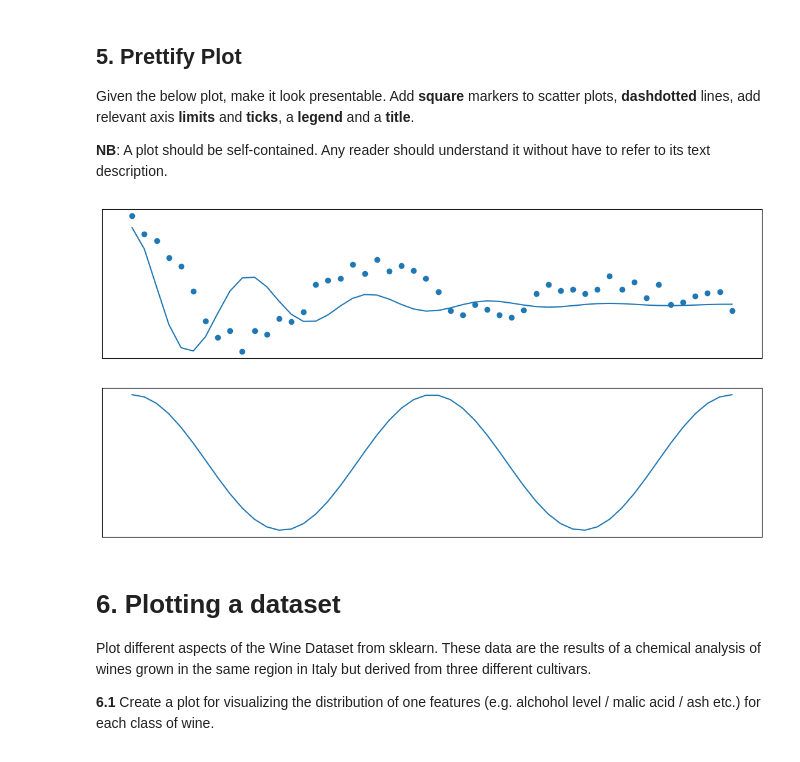
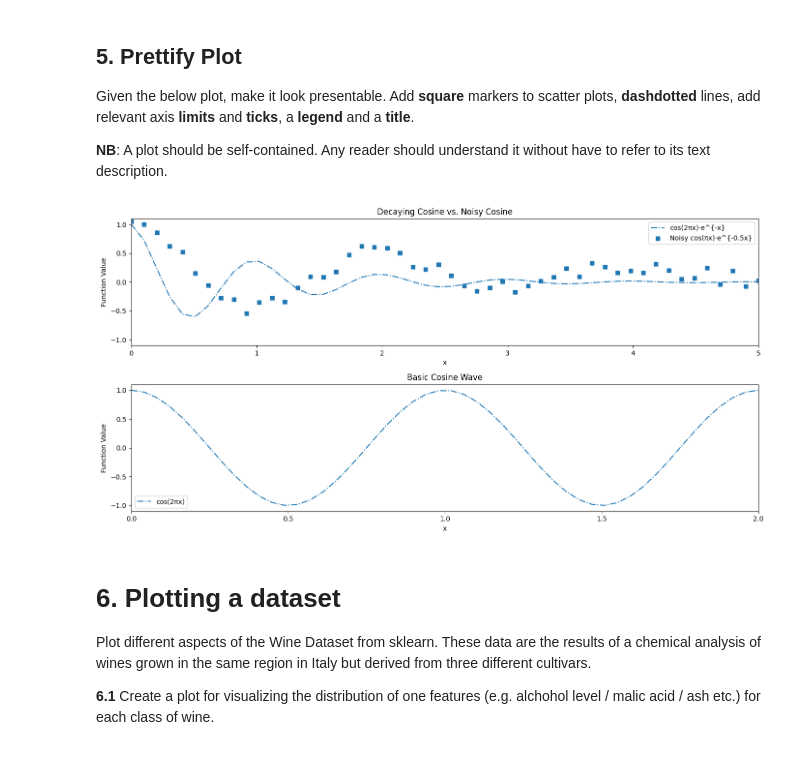
Before and after one commit to alisabacka/PracticalTest02, a Jupyter notebook: EP_Plotting_I.ipynb, the cells around one changed output. Cells and saved outputs as stored; diff of their text form; code cells hidden in the pictures.

```diff
--- a/EP_Plotting_I.ipynb
+++ b/EP_Plotting_I.ipynb
@@ -516,29 +514,45 @@ Given the below plot, make it look presentable. Add **square** markers to scatte
 # %%
 # Data Synthetization
 x1 = np.linspace(0.0, 5.0)
 x2 = np.linspace(0.0, 2.0)
 
 y1 = np.cos(2 * np.pi * x1) * np.exp(-x1)
 y2 = np.cos(2 * np.pi * x2)
 y3 = np.cos(1 * np.pi * x1) * np.exp(-0.5 * x1) + 0.3 * np.random.random(size = x1.shape)
 
 # Plotting code
 # TODO make this pretty.
 
 fig, (ax1, ax2) = plt.subplots(2, 1, figsize=(14, 7))
+ax1.plot(x1, y1, linestyle='-.', label='cos(2πx)·e^{-x}')
+ax1.scatter(x1, y3, marker='s', label='Noisy cos(πx)·e^{-0.5x}')
 
-ax1.plot(x1, y1)
-ax1.scatter(x1, y3)
-ax1.get_xaxis().set_ticks([])
-ax1.get_yaxis().set_ticks([])
+ax1.set_xlim(0, 5)
+ax1.set_ylim(-1.1, 1.1)
+ax1.set_xticks(np.arange(0, 6, 1))
+ax1.set_yticks(np.arange(-1, 1.1, 0.5))
 
-ax2.plot(x2, y2)
-ax2.get_xaxis().set_ticks([])
-ax2.get_yaxis().set_ticks([])
+ax1.set_xlabel('x')
+ax1.set_ylabel('Function Value')
+ax1.legend()
+ax1.set_title('Decaying Cosine vs. Noisy Cosine')
 
-plt.gcf().set_size_inches(14, 7)
+ax2.plot(x2, y2, linestyle='-.', label='cos(2πx)')
+
+ax2.set_xlim(0, 2)
+ax2.set_ylim(-1.1, 1.1)
+ax2.set_xticks(np.arange(0, 2.1, 0.5))
+ax2.set_yticks(np.arange(-1, 1.1, 0.5))
+
+ax2.set_xlabel('x')
+ax2.set_ylabel('Function Value')
+ax2.legend()
+ax2.set_title('Basic Cosine Wave')
+
+plt.tight_layout()
+plt.show()
 # %% [output]
-[figure, old version]
+[figure, new version]
 # %% [markdown]
 # 6. Plotting a dataset
 
```
Also changed, not shown: parts of 12 cells of this notebook.
